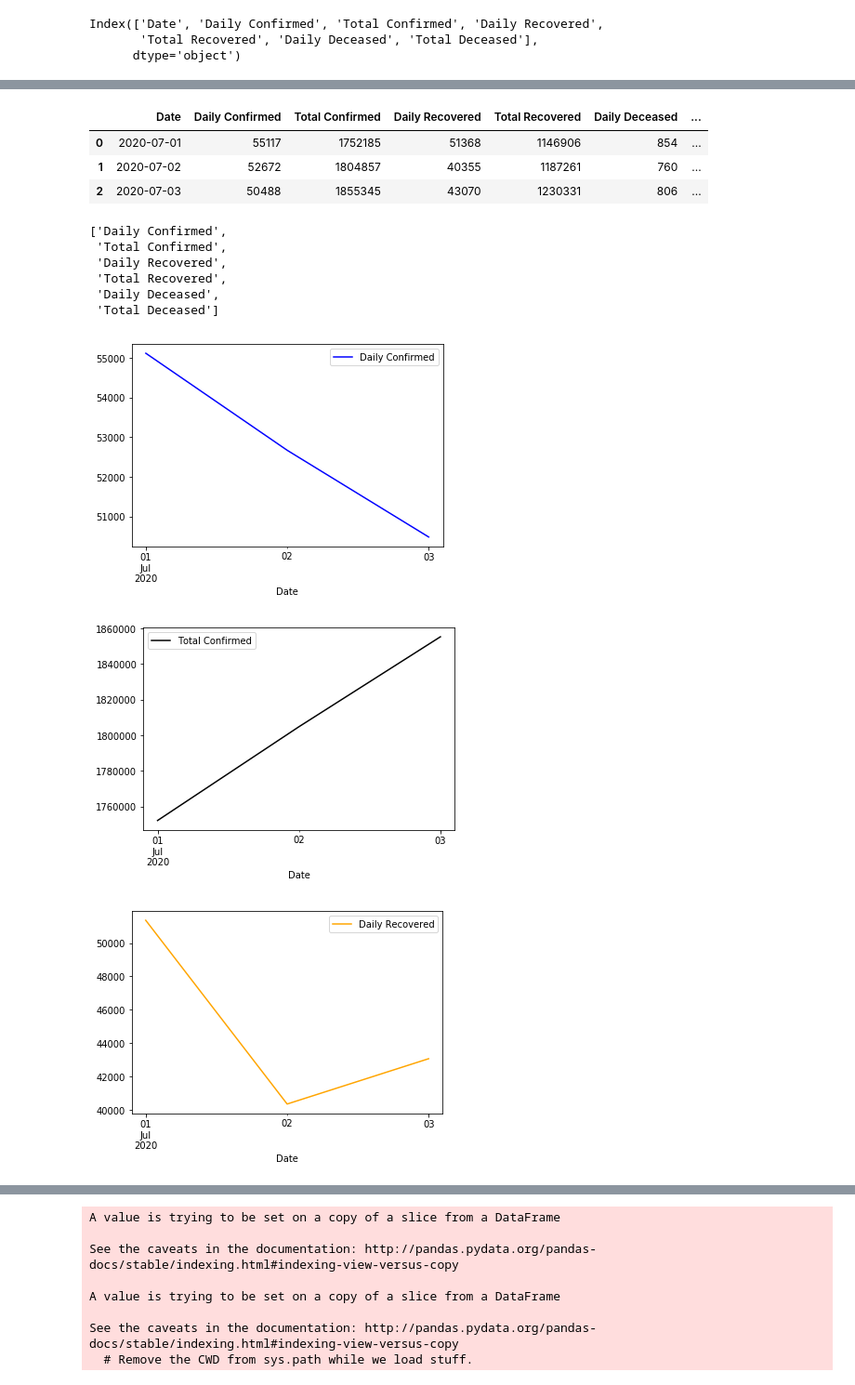
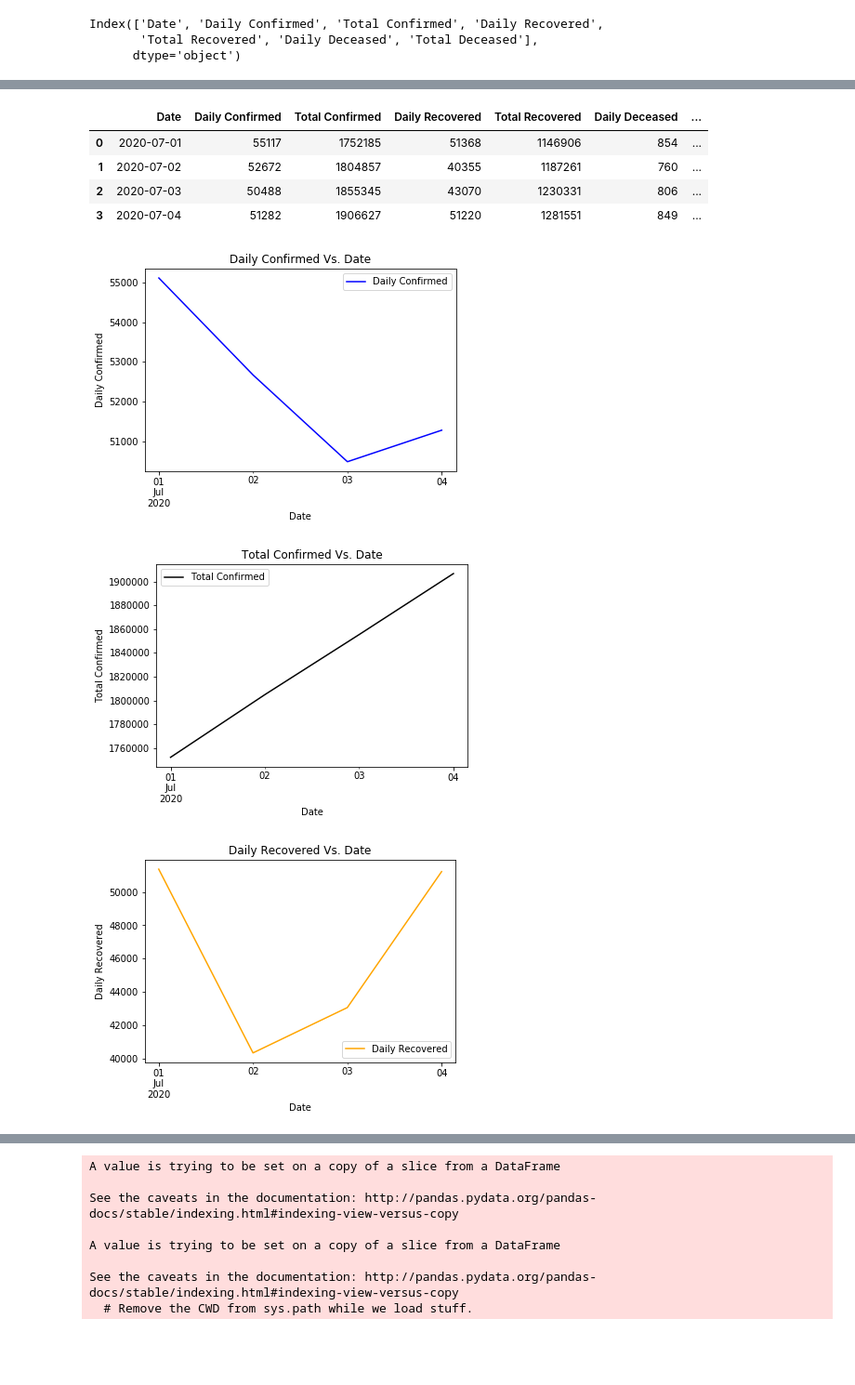
Before and after one commit to adit22/Data_Analysis, a Jupyter notebook: covid data analysis/Covid_19_case_time_series(aug).ipynb, the cells around one changed output, grey strips where cells are left out. Shown at 93% size. Cells and saved outputs as stored; diff of their text form; code cells hidden in the pictures; blank space fills up the shorter version.

```diff
--- a/covid data analysis/Covid_19_case_time_series(aug).ipynb
+++ b/covid data analysis/Covid_19_case_time_series(aug).ipynb
@@ -6,7 +6,7 @@ from matplotlib import pyplot as plt
 import seaborn as sns
 from collections import *
 # %%
-data=pd.read_csv(r"C:\Users\Mark 1\Desktop\Lockdown\data\Covid-19\32\case_time_series.csv")
+data=pd.read_csv(r"C:\Users\Mark 1\Desktop\Lockdown\data\Covid-19\33\case_time_series.csv")
 data.head()
 # %% [output]
 |  | Date | Daily Confirmed | Total Confirmed | Daily Recovered | Total Recovered | Daily Deceased | ... |
@@ -80,21 +82,18 @@ data_aug.tail()
 | 0 | 2020-07-01 | 55117 | 1752185 | 51368 | 1146906 | 854 | ... |
 | 1 | 2020-07-02 | 52672 | 1804857 | 40355 | 1187261 | 760 | ... |
 | 2 | 2020-07-03 | 50488 | 1855345 | 43070 | 1230331 | 806 | ... |
+| 3 | 2020-07-04 | 51282 | 1906627 | 51220 | 1281551 | 849 | ... |
 # %%
 data_aug.to_excel("coviddata_aug.xlsx")
 # %%
 colss=list(data_aug.columns)
 colss.pop(0)
 for m,n in zip(colss,["blue","black","orange","green","violet","red"]):
     data_aug.plot(x="Date",y=m,color=n)
-colss
+    plt.title(m +' Vs. Date')
+    plt.xlabel('Date')
+    plt.ylabel(m)
 # %% [output]
-['Daily Confirmed',
- 'Total Confirmed',
- 'Daily Recovered',
- 'Total Recovered',
- 'Daily Deceased',
- 'Total Deceased']
-[figure, old version]
+[figure, new version]
-[figure, old version]
+[figure, new version]
-[figure, old version]
+[figure, new version]
```
Also changed, not shown: parts of 19 cells of this notebook, 1 other file.
